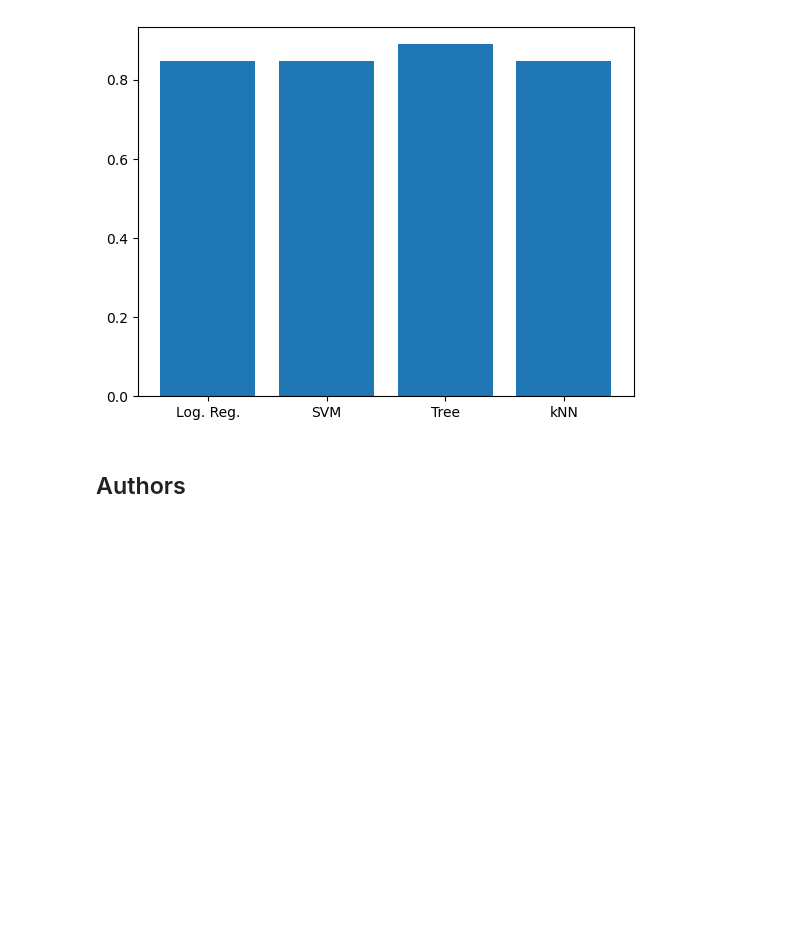
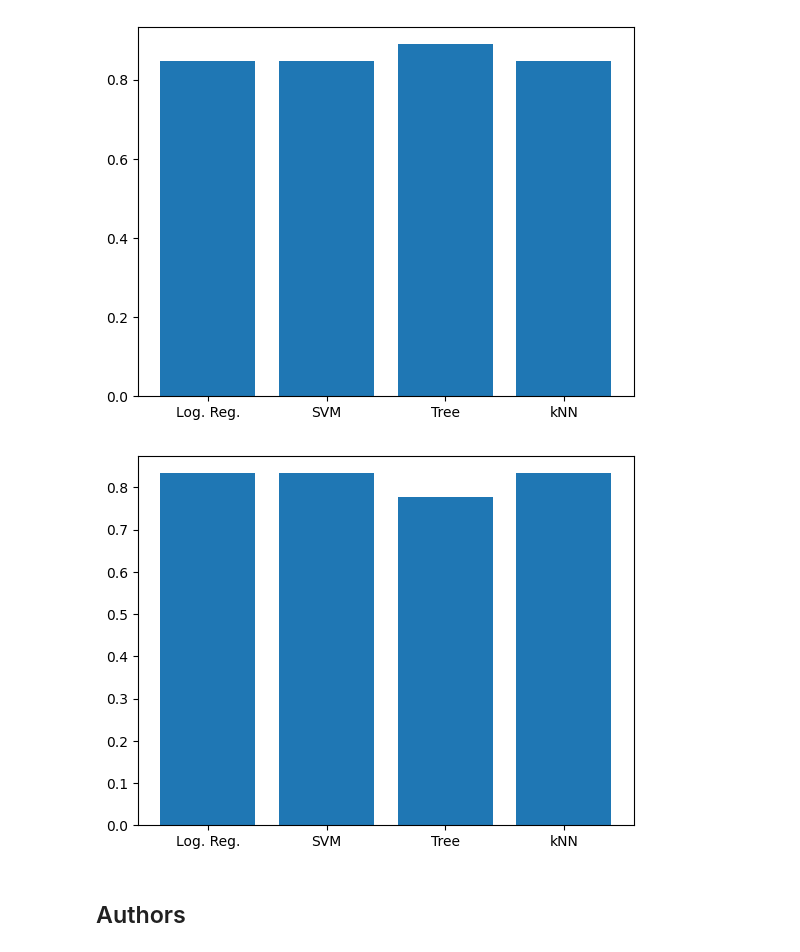
Before and after one commit to AnotherCommonMan/SpaceX_CapStone, a Jupyter notebook: jupyter-labs-spacex-data_collection-7-machine-learning-prediction.ipynb, the cells around one changed output. Drawn from its saved outputs; the diff is of its cells as text; code cells hidden in the pictures; blank space fills up the shorter version.

```diff
--- a/jupyter-labs-spacex-data_collection-7-machine-learning-prediction.ipynb
+++ b/jupyter-labs-spacex-data_collection-7-machine-learning-prediction.ipynb
@@ -392,6 +392,12 @@ plt.bar(models, acc)
 plt.show()
 # %% [output]
 [figure]
+# %%
+test_acc = [logreg_accuracy, svm_accuracy, tree_accuracy, knn_accuracy]
+plt.bar(models, test_acc)
+plt.show()
+# %% [output]
+[figure, added]
 # %% [markdown]
 ## Authors
 # %% [markdown]
```
